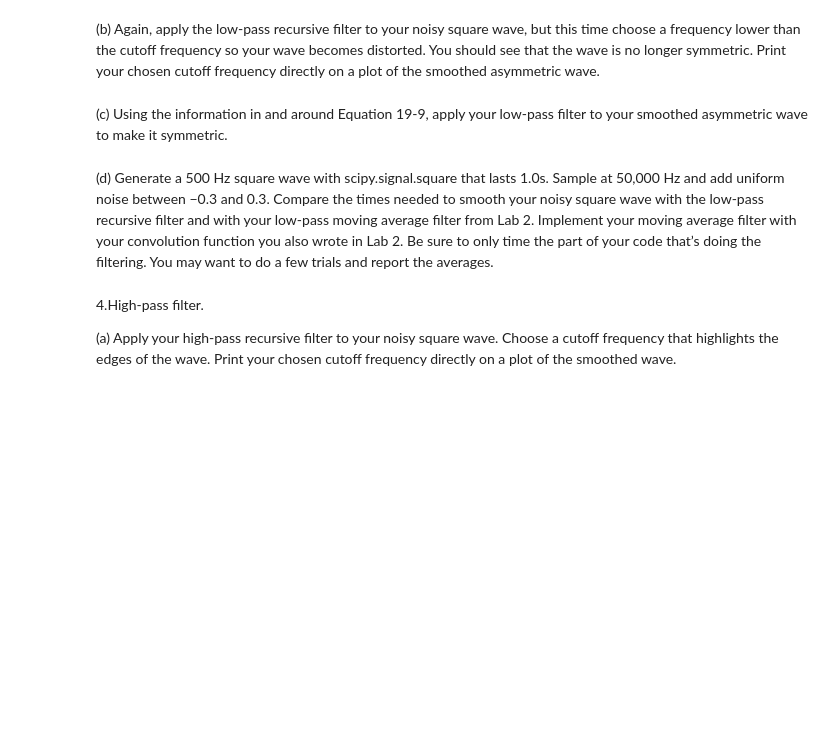
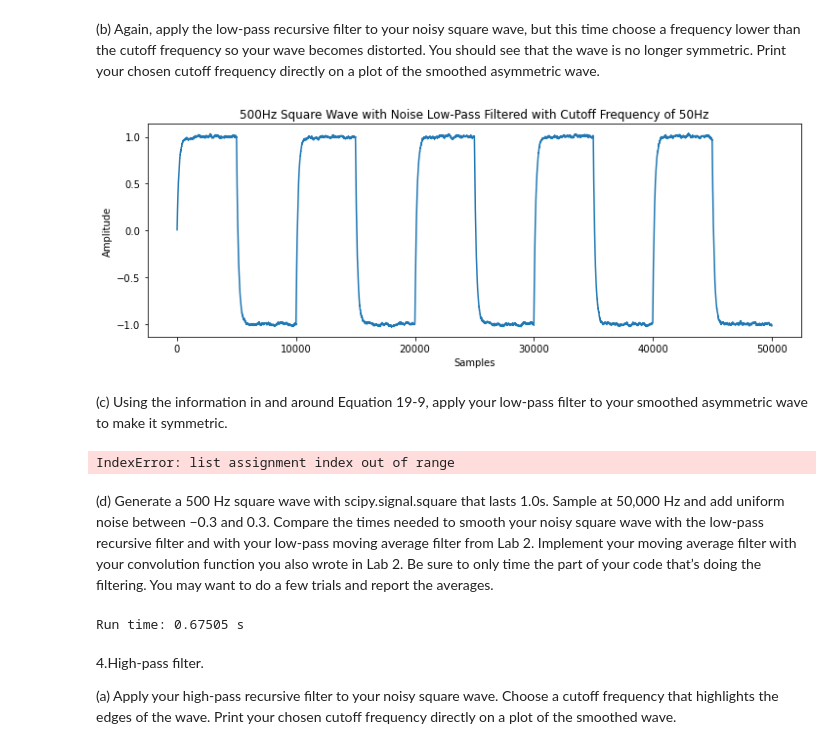
Before and after one commit to dcollie/P3700-SignalProcessing, a Jupyter notebook: P3700_Lab3_Part2_Collie.ipynb, the cells around one changed output. Saved outputs shown, nothing was run; the diff lists cells and outputs as text; code cells hidden in the pictures; blank space fills up the shorter version.

```diff
--- a/P3700_Lab3_Part2_Collie.ipynb
+++ b/P3700_Lab3_Part2_Collie.ipynb
@@ -46,5 +108,16 @@ $$b_{2} = -R^{2}$$
 # %% [markdown]
 (b) Again, apply the low-pass recursive filter to your noisy square wave, but this time choose a frequency lower than the cutoff frequency so your wave becomes distorted. You should see that the wave is no longer symmetric. Print your chosen cutoff frequency directly on a plot of the smoothed asymmetric wave.
+# %%
+sq_wave_noisy_lpr_1= low_pass_rec(sq_wave_noisy, 50)
+
+plt.figure(figsize=(12,4))
+plt.title('500Hz Square Wave with Noise Low-Pass Filtered with Cutoff Frequency of 50Hz')
+plt.xlabel("Samples")
+plt.ylabel("Amplitude")
+plt.plot(sq_wave_noisy_lpr_1)
+plt.show()
+# %% [output]
+[figure, added]
 # %% [markdown]
 
 (c) Using the information in and around Equation 19-9, apply your low-pass filter to your smoothed asymmetric wave to make it symmetric.
@@ -51,2 +136,13 @@ $$b_{2} = -R^{2}$$
+# %%
+sq_wave_noisy_lpr_rev= low_pass_rec_rev(sq_wave_noisy_lpr_1, 50)
+
+plt.figure(figsize=(12,4))
+plt.title('500Hz Square Wave with Noise Low-Pass Filtered with Cutoff Frequency of 50Hz')
+plt.xlabel("Samples")
+plt.ylabel("Amplitude")
+plt.plot(sq_wave_noisy_lpr_rev)
+plt.show()
+# %% [output]
+IndexError: list assignment index out of range
 # %% [markdown]
 (d) Generate a 500 Hz square wave with scipy.signal.square that lasts 1.0s. Sample at 50,000 Hz and add uniform noise between −0.3 and 0.3. Compare the times needed to smooth your noisy square wave with the low-pass recursive filter and with your low-pass moving average filter from Lab 2. Implement your moving average filter with your convolution function you also wrote in Lab 2. Be sure to only time the part of your code that’s doing the filtering. You may want to do a few trials and report the averages.
@@ -53,3 +174,10 @@ $$b_{2} = -R^{2}$$
+# %%
+time_start = time.process_time()
+filtered_wave = myconv(sq_wave_noisy1,l_p_imp(11))
+time_elapsed = (time.process_time() - time_start)
+print("Run time: %5.5f s" % time_elapsed)
+# %% [output]
+Run time: 0.67505 s
 # %% [markdown]
 4.High-pass filter.
 
```
Also changed, not shown: parts of 15 cells of this notebook, 1 other file.
